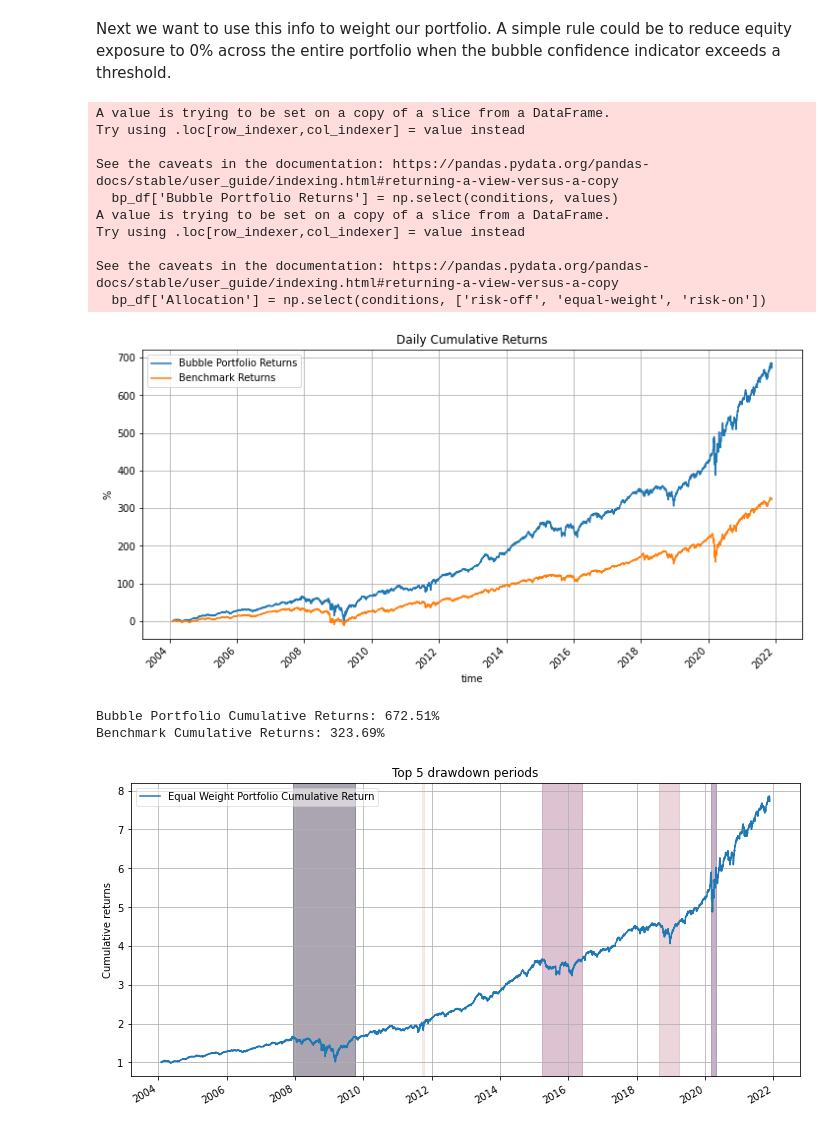
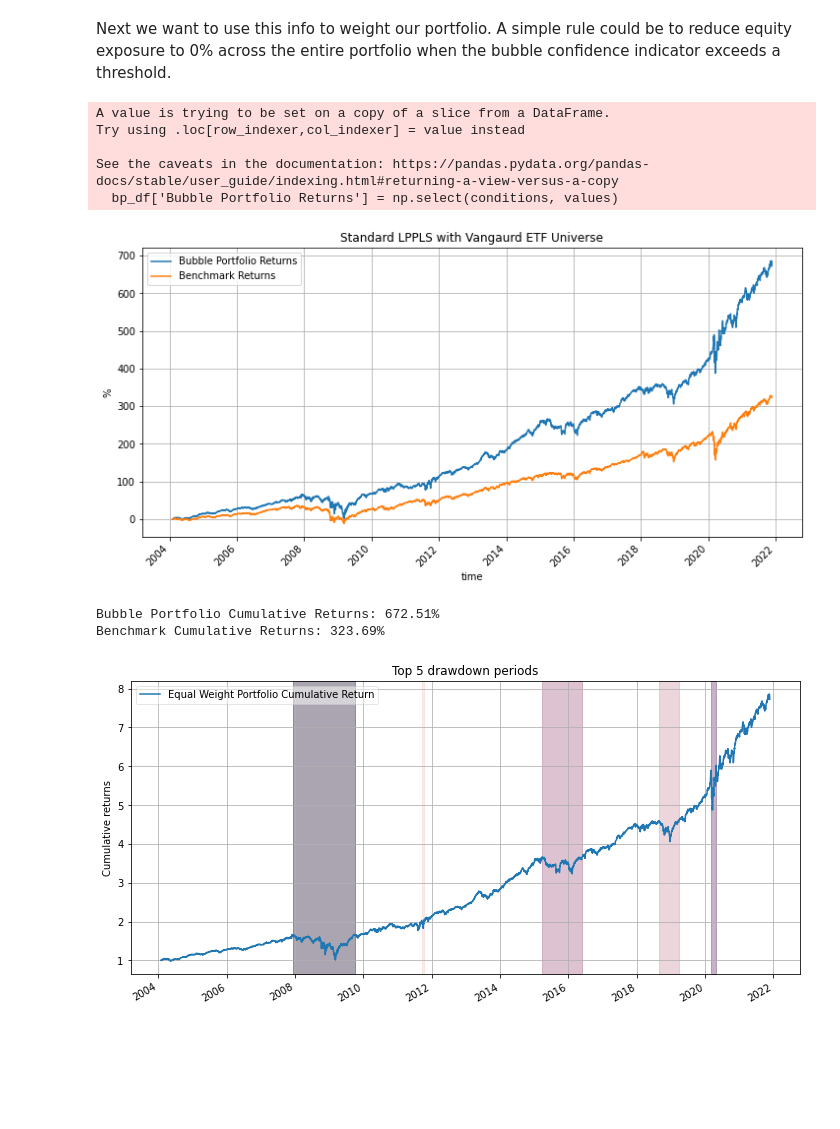
Before and after one commit to Boulder-Investment-Technologies/lppls-ci_tactical_asset_allocation, a Jupyter notebook: avoiding_bubbles.ipynb, the cells around one changed output. Saved outputs shown, nothing was run; the diff lists cells and outputs as text; code cells hidden in the pictures; blank space fills up the shorter version.

Commit message:
change plot titles add summary stats

```diff
--- a/avoiding_bubbles.ipynb
+++ b/avoiding_bubbles.ipynb
@@ -231,41 +231,36 @@ values = [
         + (0.2 * bp_df['AGG Returns']) \
         + (0.2 * bp_df['TLT Returns']) \
     ),( # ⬇️ Risk On
         (0.333 * bp_df['VTI Returns']) \
         + (0.333 * bp_df['VTV Returns']) \
         + (0.333 * bp_df['VBR Returns']) \
         + (0.0 * bp_df['AGG Returns']) \
         + (0.0 * bp_df['TLT Returns']) \
     )
 ]
 bp_df['Bubble Portfolio Returns'] = np.select(conditions, values)
-bp_df['Allocation'] = np.select(conditions, ['risk-off', 'equal-weight', 'risk-on'])
+# bp_df['Allocation'] = np.select(conditions, ['risk-off', 'equal-weight', 'risk-on'])
 
 # visualize the portfolio v benchmark
 (((1+bp_df[['Bubble Portfolio Returns', 'Benchmark Returns']]).cumprod()-1)*100).plot(
     figsize=(12,6),
-    title='Daily Cumulative Returns'
+    title='Standard LPPLS with Vangaurd ETF Universe'
 )
 plt.ylabel('%')
 plt.grid()
 plt.xticks(rotation=45)
 plt.show()
 portfolio_cumulative_return = round(((1+bp_df['Bubble Portfolio Returns']).cumprod()[-1]-1)*100, 2)
 print(f'Bubble Portfolio Cumulative Returns: {portfolio_cumulative_return}%')
 benchmark_cumulative_return = round(((1+bp_df['Benchmark Returns']).cumprod()[-1]-1)*100, 2)
 print(f'Benchmark Cumulative Returns: {benchmark_cumulative_return}%')
 # %% [output]
 A value is trying to be set on a copy of a slice from a DataFrame.
 Try using .loc[row_indexer,col_indexer] = value instead
 
 See the caveats in the documentation: https://pandas.pydata.org/pandas-docs/stable/user_guide/indexing.html#returning-a-view-versus-a-copy
   bp_df['Bubble Portfolio Returns'] = np.select(conditions, values)
-A value is trying to be set on a copy of a slice from a DataFrame.
-Try using .loc[row_indexer,col_indexer] = value instead
-
-See the caveats in the documentation: https://pandas.pydata.org/pandas-docs/stable/user_guide/indexing.html#returning-a-view-versus-a-copy
-  bp_df['Allocation'] = np.select(conditions, ['risk-off', 'equal-weight', 'risk-on'])
-[figure, old version]
+[figure, new version]
 Bubble Portfolio Cumulative Returns: 672.51%
 Benchmark Cumulative Returns: 323.69%
 # %%
```
Also changed, not shown: parts of 12 cells of this notebook, 1 other file.
